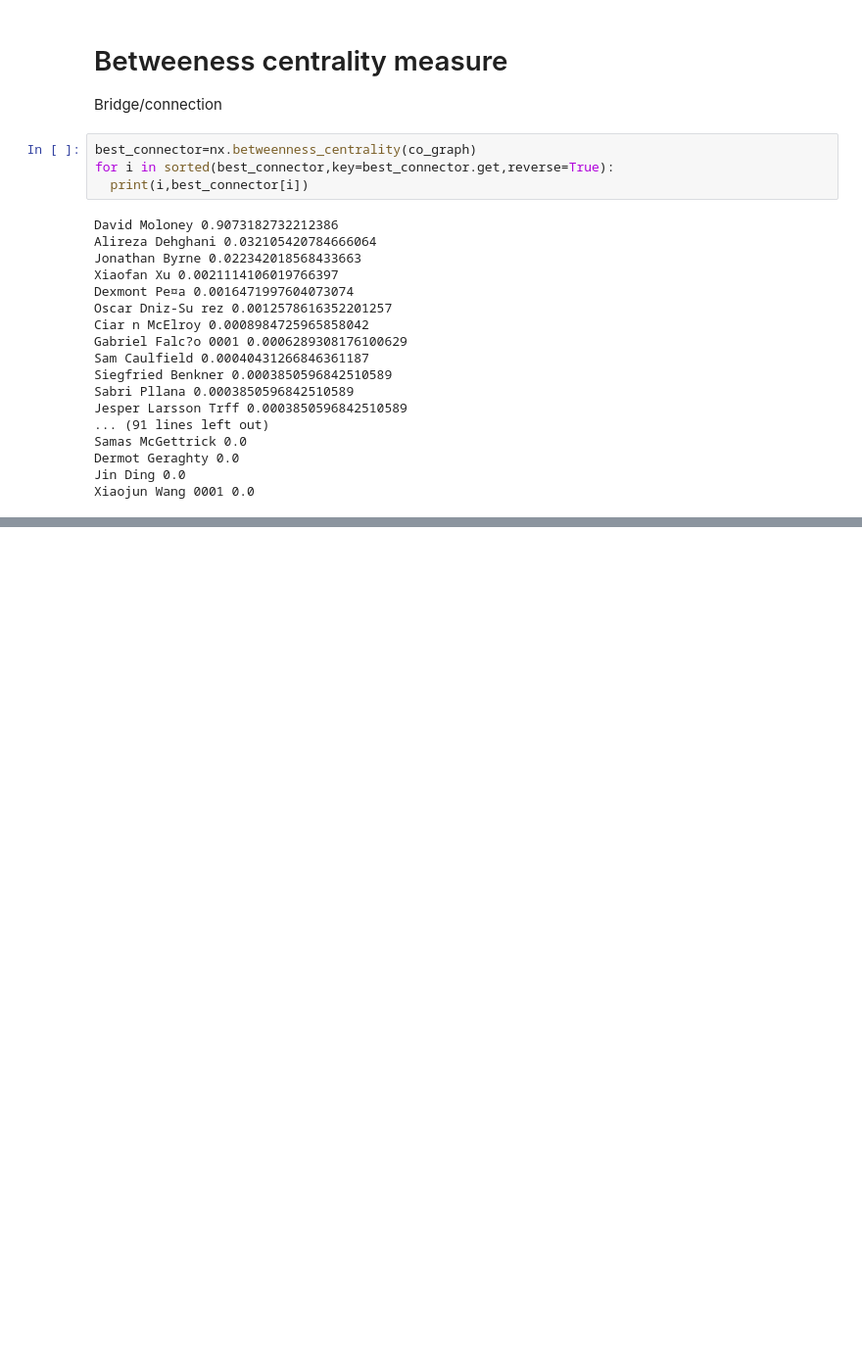
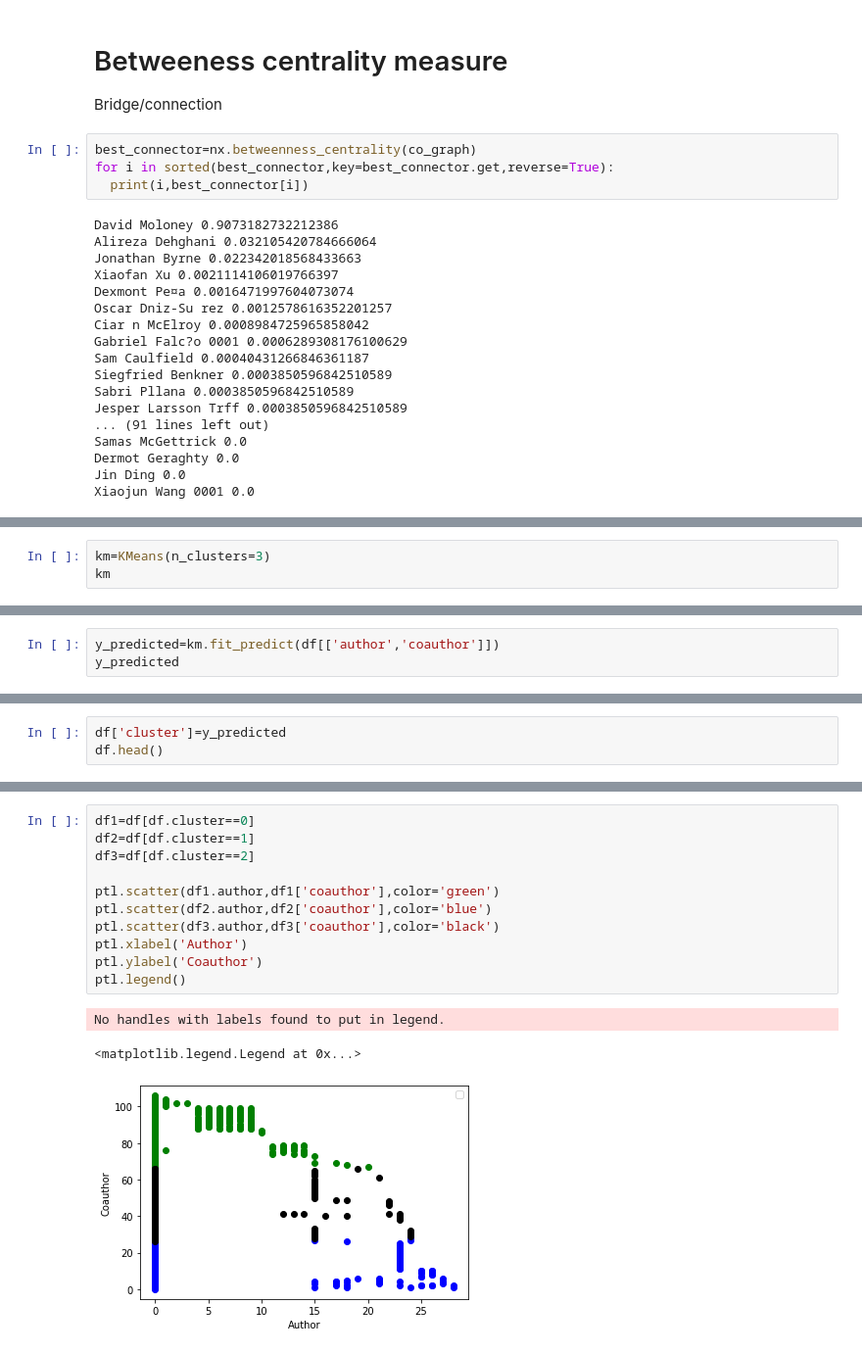
Before and after one commit to anturex2016/data_analytics2021, a Jupyter notebook: working_with_networkx.ipynb, the cells around one changed output, grey strips where cells are left out. Shown at 98% size. Saved outputs shown, nothing was run; the diff lists cells and outputs as text; blank space fills up the shorter version.

```diff
--- a/working_with_networkx.ipynb
+++ b/working_with_networkx.ipynb
@@ -282,0 +335,3 @@ Xiaojun Wang 0001 0.0
+# %%
+km=KMeans(n_clusters=3)
+km
@@ -282,0 +342,3 @@ Xiaojun Wang 0001 0.0
+# %%
+y_predicted=km.fit_predict(df[['author','coauthor']])
+y_predicted
@@ -282,0 +363,3 @@ Xiaojun Wang 0001 0.0
+# %%
+df['cluster']=y_predicted
+df.head()
@@ -282,0 +390,15 @@ Xiaojun Wang 0001 0.0
+# %%
+df1=df[df.cluster==0]
+df2=df[df.cluster==1]
+df3=df[df.cluster==2]
+
+ptl.scatter(df1.author,df1['coauthor'],color='green')
+ptl.scatter(df2.author,df2['coauthor'],color='blue')
+ptl.scatter(df3.author,df3['coauthor'],color='black')
+ptl.xlabel('Author')
+ptl.ylabel('Coauthor')
+ptl.legend()
+# %% [output]
+No handles with labels found to put in legend.
+<matplotlib.legend.Legend at 0x...>
+[figure, added]
```
Also changed, not shown: parts of 21 cells of this notebook.
